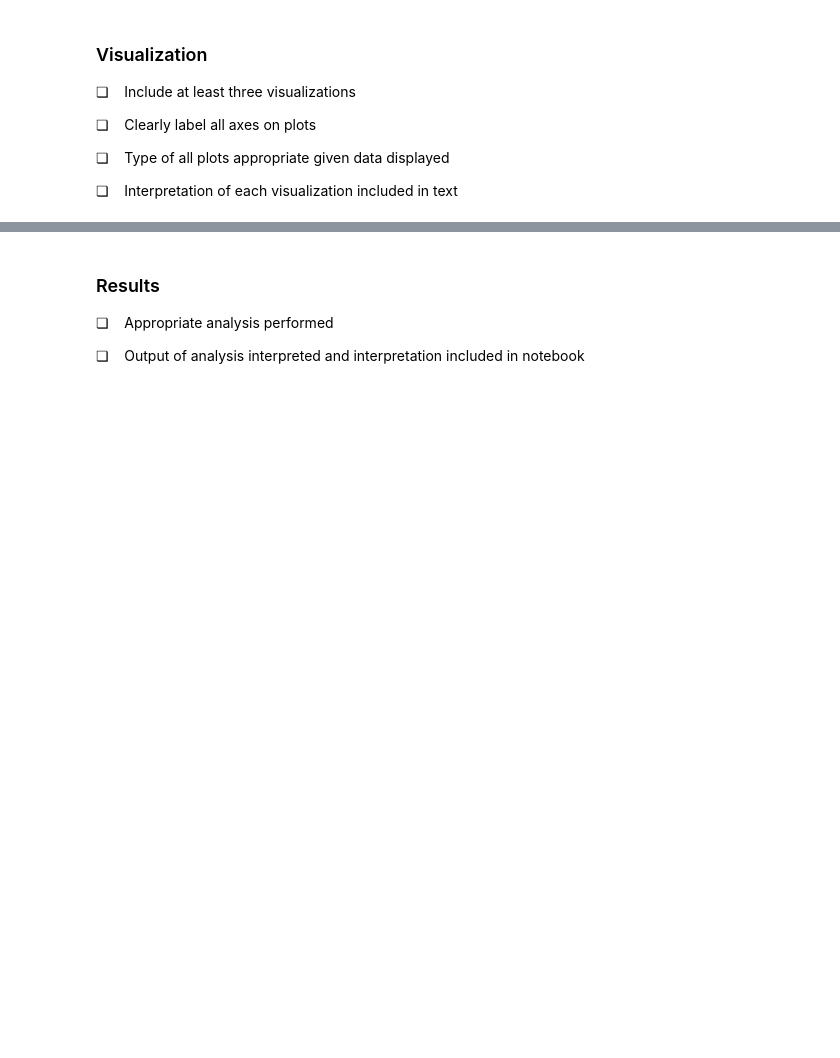
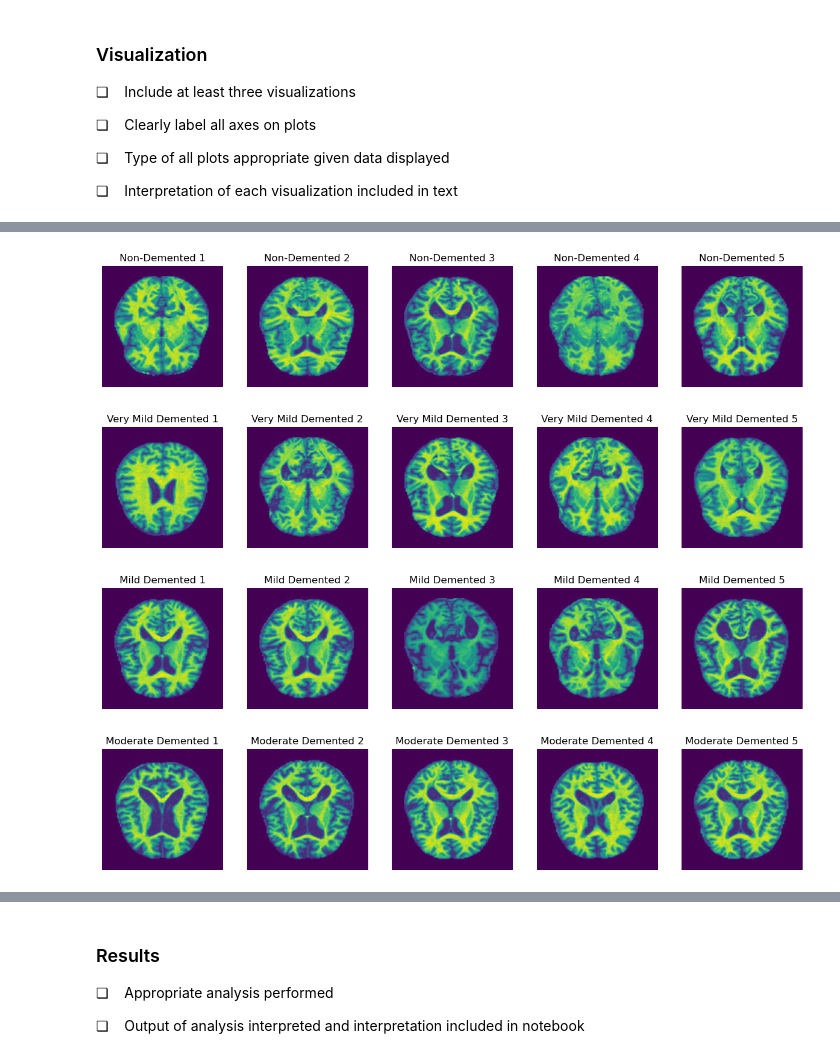
Before and after one commit to natdosan/cogs138project, a Jupyter notebook: final_project.ipynb, the cells around one changed output, grey strips where cells are left out. Cells and saved outputs as stored; diff of their text form; code cells hidden in the pictures; blank space fills up the shorter version.

```diff
--- a/final_project.ipynb
+++ b/final_project.ipynb
@@ -77,0 +129,29 @@ Loaded 64 images with shape (128, 128)
+# %%
+def plot_example_images(images, category, n=5):
+    """
+    Plots examples from classes
+
+    Parameters
+    ----------
+    images : numpy array
+        fMRI data
+    category : str
+        the class label
+    """
+    plt.figure(figsize=(15, 3))
+    for i in range(n):
+        plt.subplot(1, n, i+1)
+        plt.imshow(images[i])
+        plt.title(f'{category} {i+1}')
+        plt.axis('off')
+    plt.show()
+
+plot_example_images(non_demented, 'Non-Demented')
+plot_example_images(very_mild_demented, 'Very Mild Demented')
+plot_example_images(mild_demented, 'Mild Demented')
+plot_example_images(moderate_demented, 'Moderate Demented')
+# %% [output]
+[figure, added]
+[figure, added]
+[figure, added]
+[figure, added]
```
Also changed, not shown: parts of 7 cells of this notebook.
